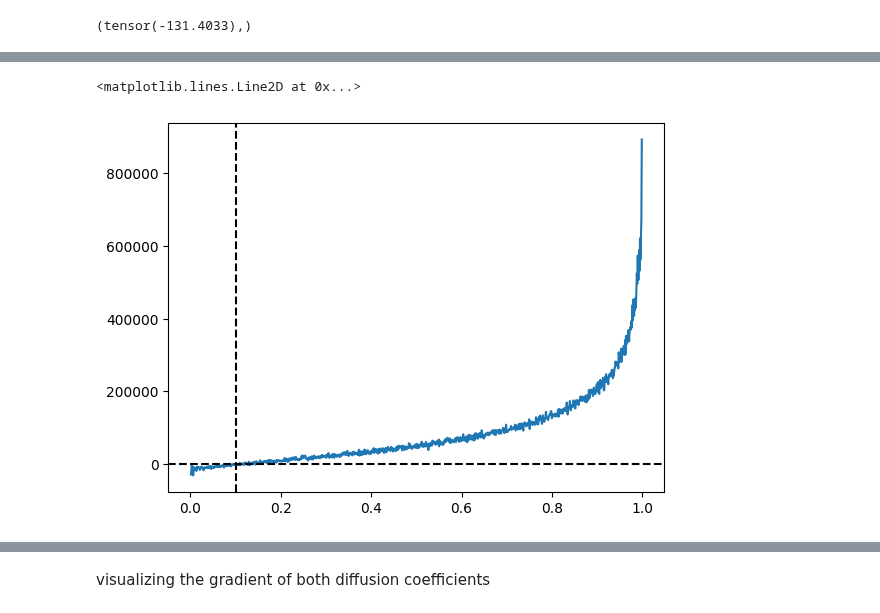
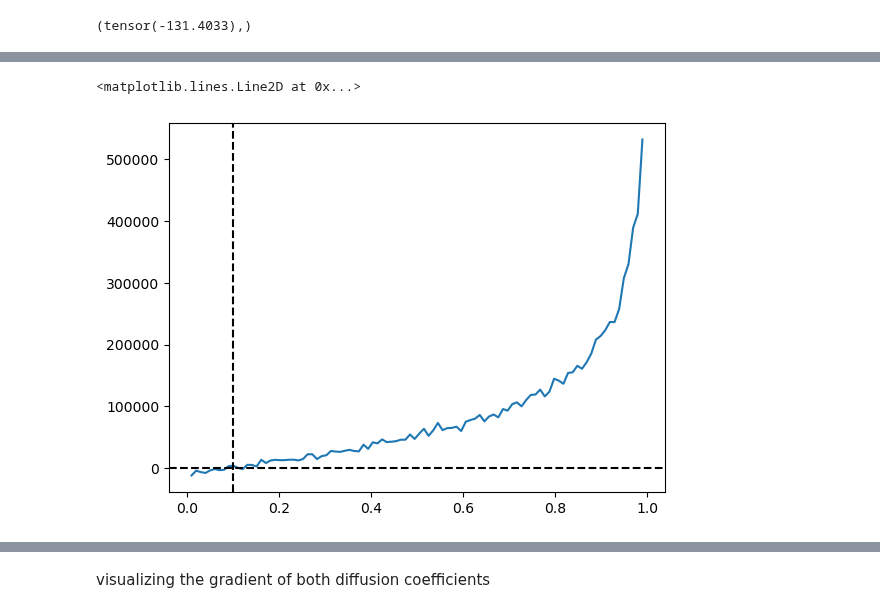
Before and after one commit to JanSchering/Thesis, a Jupyter notebook: fhn_model/Experiment_1.ipynb, the cells around one changed output, grey strips where cells are left out. Saved outputs shown, nothing was run; the diff lists cells and outputs as text; code cells hidden in the pictures.

```diff
--- a/fhn_model/Experiment_1.ipynb
+++ b/fhn_model/Experiment_1.ipynb
@@ -44,7 +44,7 @@ t.sum(grid[0])
 # %% [output]
 tensor(51000.)
 # %%
-grid = grid.cuda().float()
+grid = grid.float()
 sequence = t.zeros((num_steps, *grid.shape))
 
 for i in tqdm(range(num_steps)):
@@ -104,16 +104,21 @@ t.autograd.grad(val, D_A)
 # %% [output]
 (tensor(-131.4033),)
 # %%
-DA_vals = t.linspace(0.0, 1.0, 1000)
-DA_vals = DA_vals.cuda()
+DA_vals = t.linspace(0.0, 1.0, 100)
 X = dataset[:,0]
-X = X.cuda()
 Y_obs = dataset[:,1]
-Y_obs = Y_obs.cuda()
+DB_vals = [0.1, 0.2, 0.3, 0.4, 0.5, 0.6, 0.7, 0.8, 0.9]
 grads = []
-for DA in tqdm(DA_vals):
-    DA.requires_grad_()
-    Y_sim = diffuse_STE(X, N, DA, D_B)
-    dist_val = dist(X, Y_sim, Y_obs)
-    gradient = t.autograd.grad(dist_val, DA)[0]
-    grads.append(gradient.detach().clone())
+distances = []
+for DB in tqdm(DB_vals):
+    distances_cur = []
+    grads_cur = []
+    for DA in DA_vals:
+        DA.requires_grad_()
+        Y_sim = diffuse_STE(X, N, DA, t.tensor(0.4))
+        dist_val = dist(X, Y_sim, Y_obs)
+        distances_cur.append(dist_val.detach().numpy())
+        gradient = t.autograd.grad(dist_val, DA)[0]
+        grads_cur.append(gradient.detach().numpy())
+    distances.append(distances_cur)
+    grads.append(grads_cur)
@@ -120,7 +157,7 @@ for DA in tqdm(DA_vals):
 # %%
-plt.plot(DA_vals.cpu(), t.tensor(grads).cpu())
+plt.plot(DA_vals, grads[1])
 plt.axhline(y = 0., color = 'black', linestyle = '--')
 plt.axvline(x = 0.1, color = 'black', linestyle = '--')
 # %% [output]
 <matplotlib.lines.Line2D at 0x...>
-[figure, old version]
+[figure, new version]
```
Also changed, not shown: parts of 5 cells of this notebook, 2 other files.
